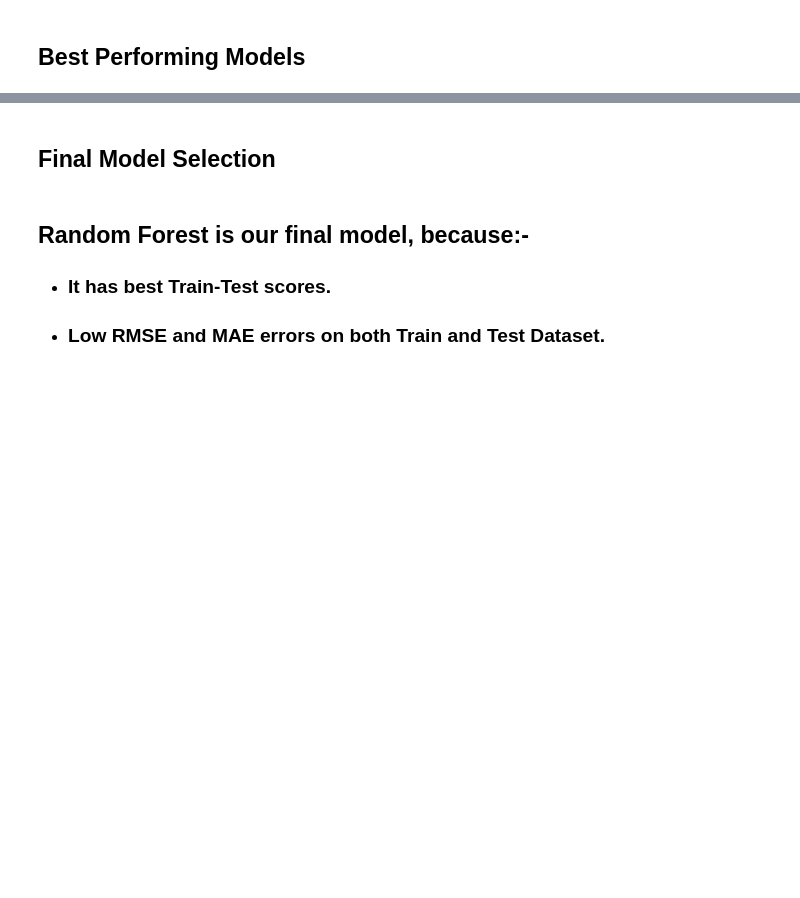
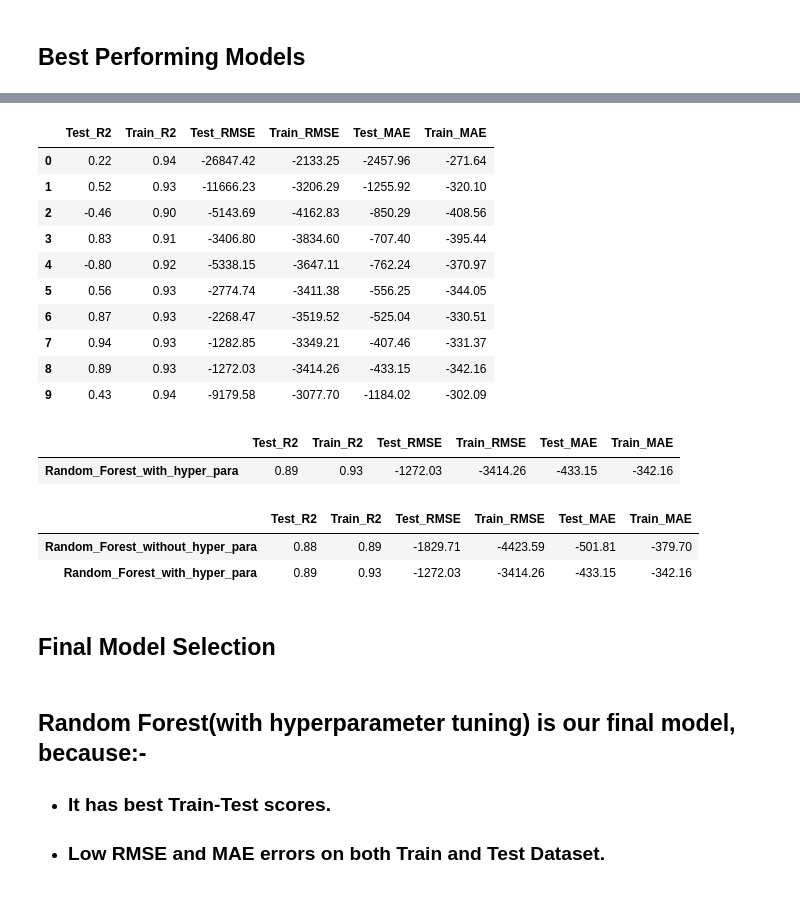
Before and after one commit to Prasad-Khedkar/TED-Talk-Views-Prediction, a Jupyter notebook: TED_Talk_Views_Prediction.ipynb, the cells around one changed output, grey strips where cells are left out. Saved outputs shown, nothing was run; the diff lists cells and outputs as text; code cells hidden in the pictures; blank space fills up the shorter version.

```diff
--- a/TED_Talk_Views_Prediction.ipynb
+++ b/TED_Talk_Views_Prediction.ipynb
@@ -981,7 +1004,47 @@ Best_models
+# %%
+ran_final = RandomForestRegressor(n_estimators = 10 , random_state = 10, criterion = 'mse')       ## Re-creating Regressor object with best hyperparameters
+# %%
+ran_score = cross_validate(ran_final,X_train,y_train,cv=10,scoring=['r2','neg_root_mean_squared_error','neg_mean_absolute_error'],return_train_score=True)
+# %%
+ran_df = pd.DataFrame(ran_score)                                                   ## Putting scoes in Pandas Dataframe
+ran_df = ran_df.rename(columns={'test_neg_root_mean_squared_error':'Test_RMSE',
+                     'train_neg_root_mean_squared_error':'Train_RMSE',
+                     'test_neg_mean_absolute_error':'Test_MAE',
+                     'train_neg_mean_absolute_error':'Train_MAE',
+                            'test_r2':'Test_R2','train_r2':'Train_R2'})
+ran_df = ran_df.drop(columns=['fit_time','score_time'])
+# %%
+ran_df
+# %% [output]
+|  | Test_R2 | Train_R2 | Test_RMSE | Train_RMSE | Test_MAE | Train_MAE |
+| 0 | 0.22 | 0.94 | -26847.42 | -2133.25 | -2457.96 | -271.64 |
+| 1 | 0.52 | 0.93 | -11666.23 | -3206.29 | -1255.92 | -320.10 |
+| 2 | -0.46 | 0.90 | -5143.69 | -4162.83 | -850.29 | -408.56 |
+| 3 | 0.83 | 0.91 | -3406.80 | -3834.60 | -707.40 | -395.44 |
+| 4 | -0.80 | 0.92 | -5338.15 | -3647.11 | -762.24 | -370.97 |
+| 5 | 0.56 | 0.93 | -2774.74 | -3411.38 | -556.25 | -344.05 |
+| 6 | 0.87 | 0.93 | -2268.47 | -3519.52 | -525.04 | -330.51 |
+| 7 | 0.94 | 0.93 | -1282.85 | -3349.21 | -407.46 | -331.37 |
+| 8 | 0.89 | 0.93 | -1272.03 | -3414.26 | -433.15 | -342.16 |
+| 9 | 0.43 | 0.94 | -9179.58 | -3077.70 | -1184.02 | -302.09 |
+# %%
+RAN = ran_df.drop(index={0,1,2,3,4,5,6,7,9})                                     ## Dropping rows, having low scores
+RAN.rename(index={8:'Random_Forest_with_hyper_para'},inplace = True)
+RAN
+# %% [output]
+|  | Test_R2 | Train_R2 | Test_RMSE | Train_RMSE | Test_MAE | Train_MAE |
+| Random_Forest_with_hyper_para | 0.89 | 0.93 | -1272.03 | -3414.26 | -433.15 | -342.16 |
+# %%
+RF_without = RF.rename(index={'Random_Forest':'Random_Forest_without_hyper_para'})     ## Final Result
+RF_without.append(RAN)
+# %% [output]
+|  | Test_R2 | Train_R2 | Test_RMSE | Train_RMSE | Test_MAE | Train_MAE |
+| Random_Forest_without_hyper_para | 0.88 | 0.89 | -1829.71 | -4423.59 | -501.81 | -379.70 |
+| Random_Forest_with_hyper_para | 0.89 | 0.93 | -1272.03 | -3414.26 | -433.15 | -342.16 |
 # %% [markdown]
 ## **Final Model Selection**
 # %% [markdown]
-## Random Forest is our final model, because:-
+## Random Forest(with hyperparameter tuning) is our final model, because:-
 
 
 *  ###  It has best Train-Test scores.
```
Also changed, not shown: parts of 14 cells of this notebook.
